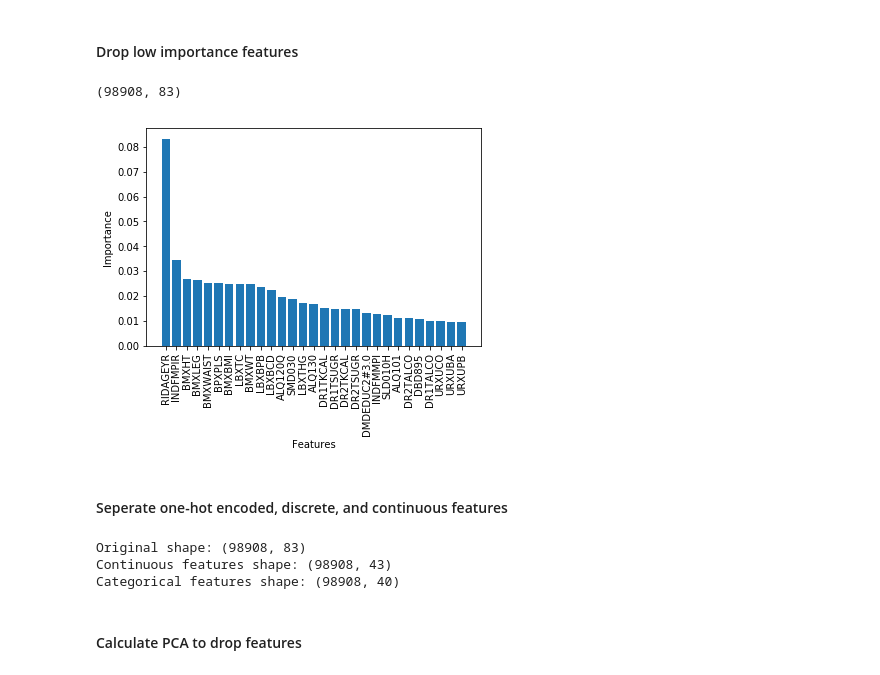
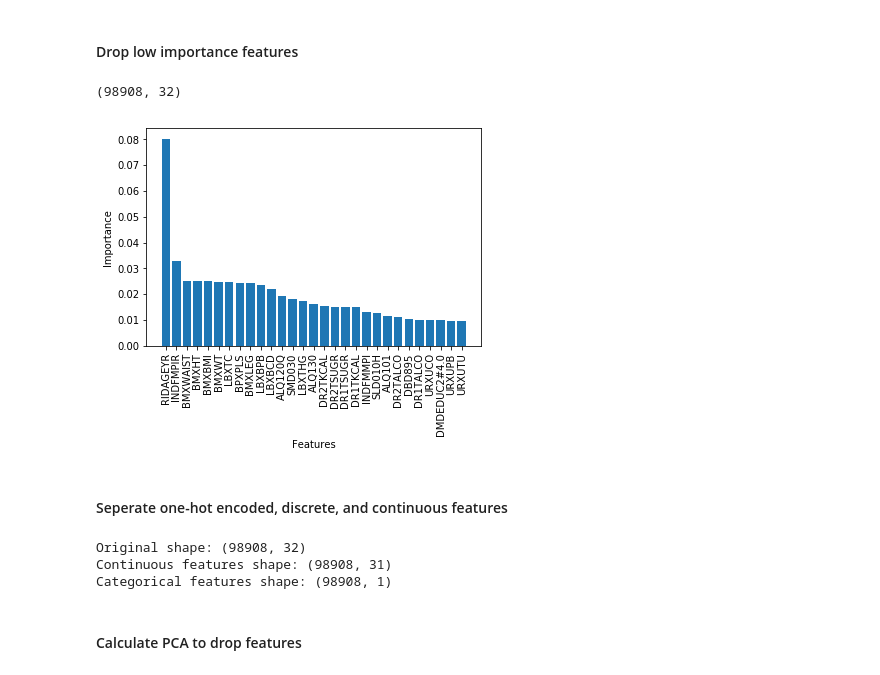
Before and after one commit to allen-n/Opportunistic, a Jupyter notebook: Demo_Dataset.ipynb, the cells around one changed output. Saved outputs shown, nothing was run; the diff lists cells and outputs as text; code cells hidden in the pictures.

```diff
--- a/Demo_Dataset.ipynb
+++ b/Demo_Dataset.ipynb
@@ -66,7 +69,7 @@ print(dataset_targets.shape)
 # %%
 dataset_features_sel = dataset_features.copy()
 importances = []
-num_trees = 5
+num_trees = 10
 
 for i in range(num_trees):
     clf = ExtraTreesClassifier(n_estimators=50)
@@ -113,26 +116,26 @@ def drop_threshold(threshold, df_data, df_threshold):
 # %%
 importances_mean = np.array(importances)
 importances_mean = np.mean(importances_mean, axis=0)
 importances_mean = importances_mean.reshape((1, len(importances_mean)))
 importances_mean = pd.DataFrame(importances_mean, columns=ds.features.columns, dtype='float64')
 importances_mean = importances_mean.sort_values(by=0, axis=1, ascending=False)
 
 gfs = 29 # number features to show
-df_importances = drop_threshold(0.90, dataset_features_sel, importances_mean)
+df_importances = drop_threshold(0.60, dataset_features_sel, importances_mean)
 print(df_importances.shape)
 
 # Visualize Importance:
 idx = [i for i in range(len(importances_mean.columns))]
 cols = [i for i in importances_mean.columns]
 # print(importances_mean.values[0][0:gfs])
 plt.bar(idx[0:gfs], importances_mean.values[0][0:gfs])
 plt.xticks(idx[0:gfs], importances_mean.columns[0:gfs], rotation='vertical')
 plt.xlabel('Features')
 plt.ylabel('Importance')
 plt.show()
 # %% [output]
-(98908, 83)
+(98908, 32)
-[figure, old version]
+[figure, new version]
 # %% [markdown]
 #### Seperate one-hot encoded, discrete, and continuous features
 # %%
@@ -146,9 +149,9 @@ print("Original shape: %s" %(df_importances.shape,))
 print("Continuous features shape: %s" %(dataset_features_cont.shape,))
 print("Categorical features shape: %s "%(dataset_features_onehot.shape,))
 # %% [output]
-Original shape: (98908, 83)
-Continuous features shape: (98908, 43)
-Categorical features shape: (98908, 40)
+Original shape: (98908, 32)
+Continuous features shape: (98908, 31)
+Categorical features shape: (98908, 1)
 # %% [markdown]
 #### Calculate PCA to drop features
 # %%
```
Also changed, not shown: parts of 20 cells of this notebook, 1 other file.
